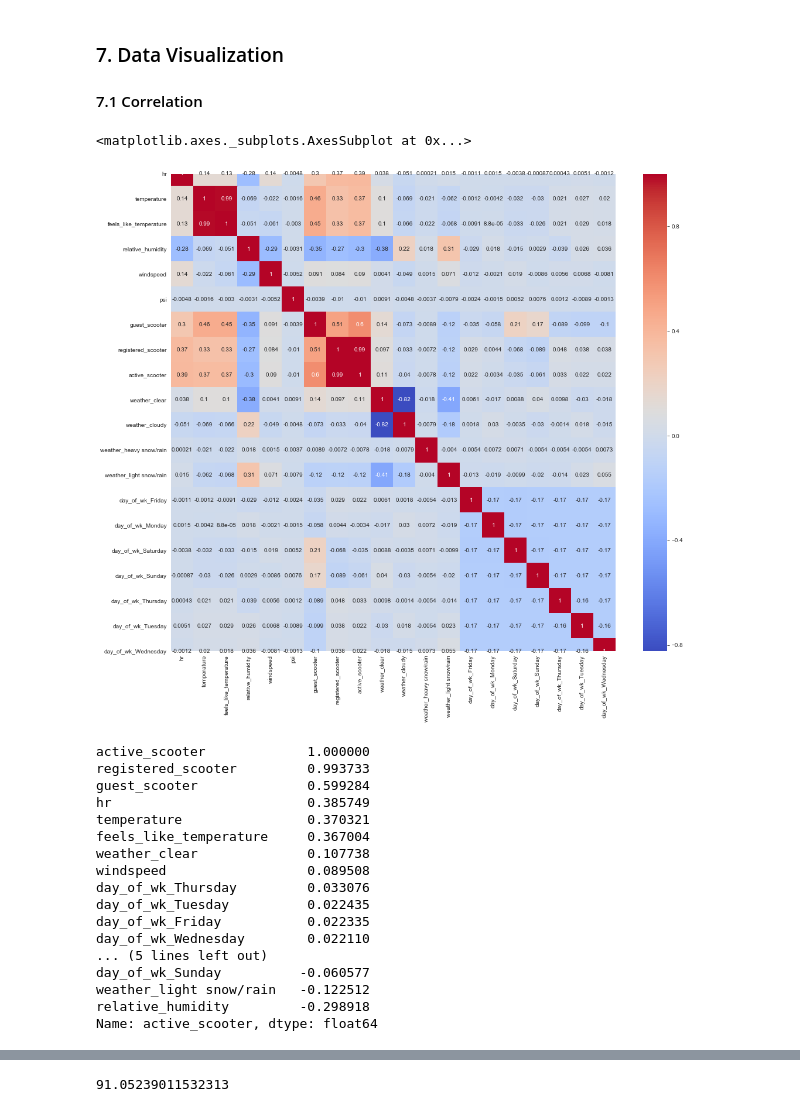
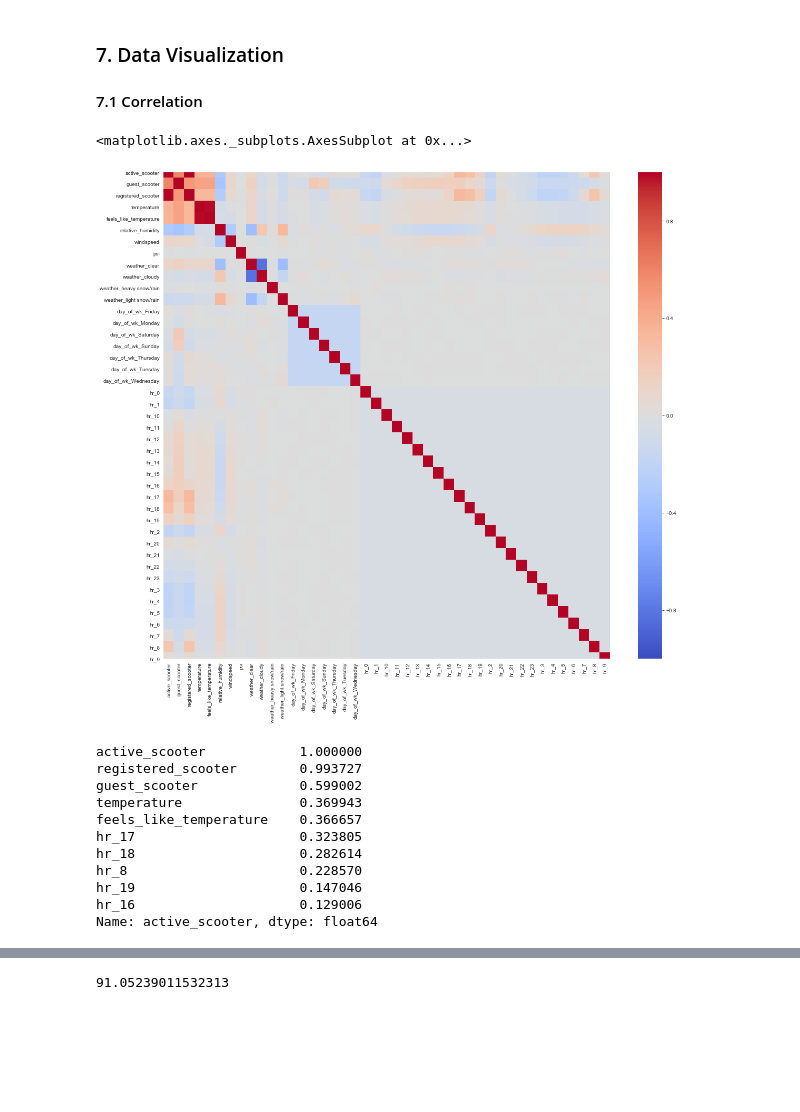
Before and after one commit to hakngrow/aice, a Jupyter notebook: eda.ipynb, the cells around one changed output, grey strips where cells are left out. Drawn from its saved outputs; the diff is of its cells as text; code cells hidden in the pictures; blank space fills up the shorter version.

```diff
--- a/eda.ipynb
+++ b/eda.ipynb
@@ -443,0 +508,6 @@ df_rentals.head()
+# %%
+# One-hot encode the hr column
+df_rentals = pd.get_dummies(df_rentals, columns=['hr'], prefix=['hr'])
+
+# Verify encoding columns were created
+df_rentals.columns
@@ -445,44 +527,58 @@ df_rentals.head()
 ### 7. Data Visualization
 
 #### 7.1 Correlation
+# %%
+# Column labels of numerical variables
+cols_numerical = ['active_scooter', 'guest_scooter', 'registered_scooter', 'temperature', 'feels_like_temperature',
+                  'relative_humidity', 'windspeed', 'psi']
+
+# Column labels of weather one-hot encoded variables
+cols_weather = ['weather_clear', 'weather_cloudy', 'weather_heavy snow/rain', 'weather_light snow/rain']
+
+# Column labels of day of week one-hot encoded variables
+cols_day_of_wk = ['day_of_wk_Friday', 'day_of_wk_Monday', 'day_of_wk_Saturday', 'day_of_wk_Sunday',
+                  'day_of_wk_Thursday', 'day_of_wk_Tuesday', 'day_of_wk_Wednesday']
+
+# Column labels of hour one-hot encoded variables
+cols_hr = ['hr_0', 'hr_1', 'hr_10', 'hr_11', 'hr_12', 'hr_13', 'hr_14', 'hr_15', 'hr_16', 'hr_17', 'hr_18', 'hr_19',
+           'hr_2', 'hr_20', 'hr_21', 'hr_22', 'hr_23', 'hr_3', 'hr_4', 'hr_5', 'hr_6', 'hr_7', 'hr_8', 'hr_9']
+
+# Construct list of column labels of numerical and one-hot encoded variables
+cols_all = []
+
+cols_all.extend(cols_numerical)
+cols_all.extend(cols_weather)
+cols_all.extend(cols_day_of_wk)
+cols_all.extend(cols_hr)
 # %%
-corr_cols = df_rentals.columns.to_list()
-
-#corr_cols.remove('feels_like_temperature')
-#corr_cols.remove('guest_scooter')
-#corr_cols.remove('registered_scooter')
-
 # Create new dataset with relevant features for visualization purposes
-df_rentals_viz = df_rentals[corr_cols]
+df_rentals_viz = df_rentals.loc[:, cols_all]
 
 # Generate the correlation matrix between features of the rental dataset
 corr_rentals = df_rentals_viz.corr()
 # %%
-plt.figure(figsize=(17, 15))
+plt.figure(figsize=(19, 17))
 
 # Display heat map of the correlation matrix
-sns.heatmap(corr_rentals, cmap='coolwarm', annot=True)
+sns.heatmap(corr_rentals, cmap='coolwarm', annot=False, vmax=1, vmin=-1)
 # %% [output]
 <matplotlib.axes._subplots.AxesSubplot at 0x...>
-[figure, old version]
+[figure, new version]
 # %%
-# Get the correlative coefficients of the target variable (active_scooter)
-corr_rentals['active_scooter'].sort_values(ascending=False)
+# Get the correlation coefficients of the target variable (active_scooter)
+coefficients = corr_rentals['active_scooter'].sort_values(ascending=False)
+
+# Get 10 most positively correlated indepedent variable
+coefficients.iloc[:10]
 # %% [output]
-active_scooter             1.000000
-registered_scooter         0.993733
-guest_scooter              0.599284
-hr                         0.385749
-temperature                0.370321
-feels_like_temperature     0.367004
-weather_clear              0.107738
-windspeed                  0.089508
-day_of_wk_Thursday         0.033076
-day_of_wk_Tuesday          0.022435
-day_of_wk_Friday           0.022335
-day_of_wk_Wednesday        0.022110
-... (5 lines left out)
-day_of_wk_Sunday          -0.060577
-weather_light snow/rain   -0.122512
-relative_humidity         -0.298918
+active_scooter            1.000000
+registered_scooter        0.993727
+guest_scooter             0.599002
+temperature               0.369943
+feels_like_temperature    0.366657
+hr_17                     0.323805
+hr_18                     0.282614
+hr_8                      0.228570
+hr_19                     0.147046
+hr_16                     0.129006
 Name: active_scooter, dtype: float64
```
Also changed, not shown: parts of 33 cells of this notebook.
